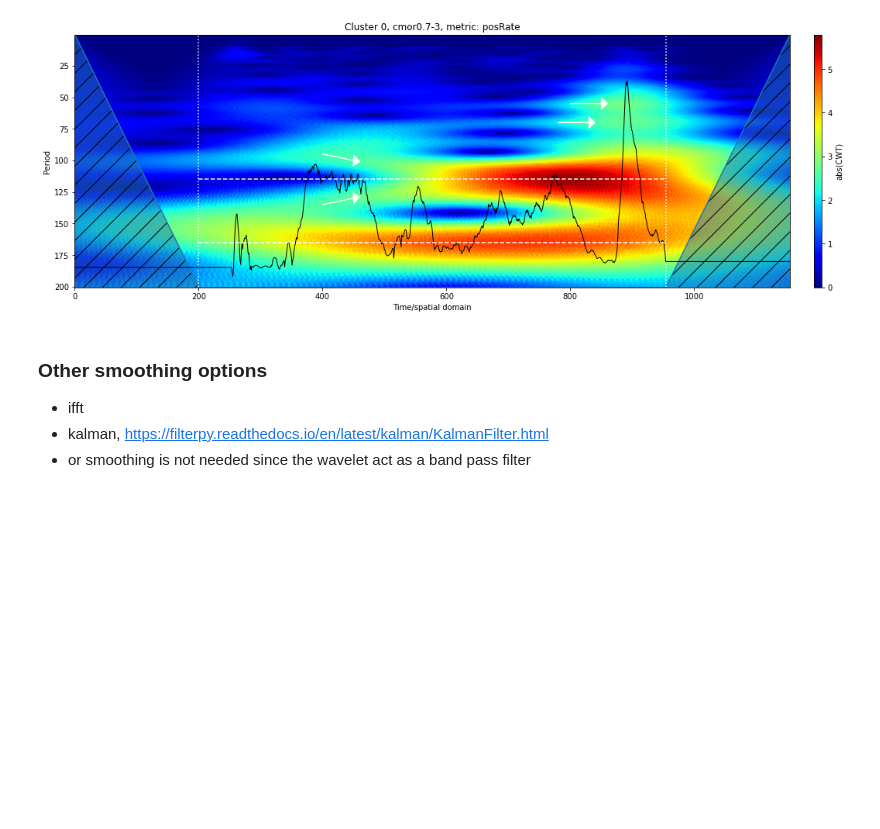
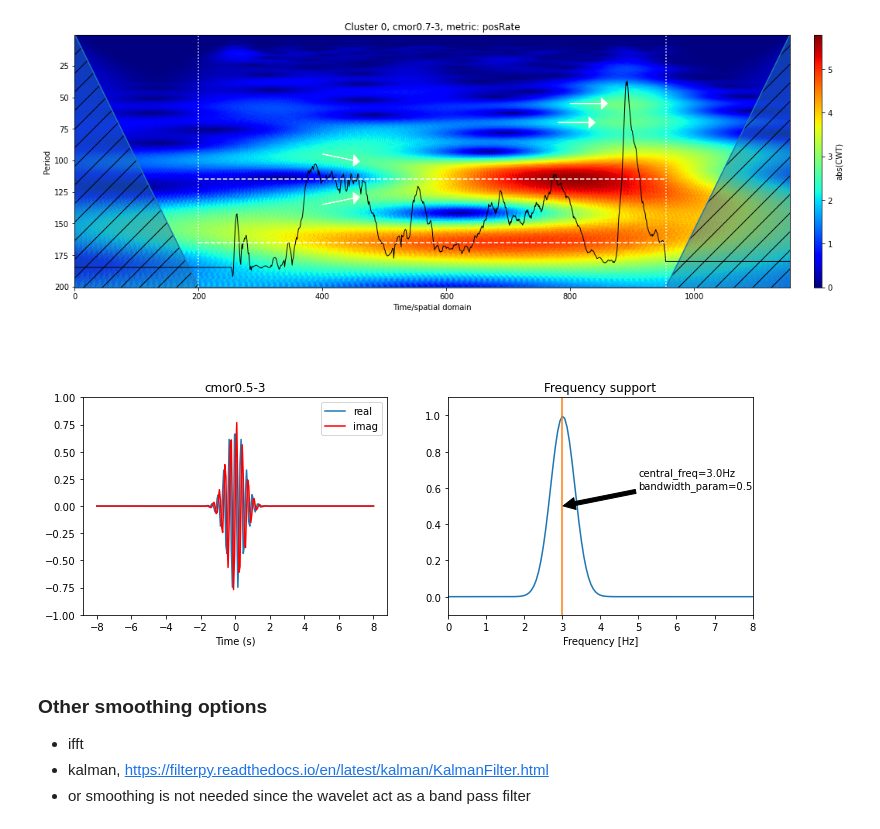
Before and after one commit to ArmandBester/waves, a Jupyter notebook: Wavelets_explore.ipynb, the cells around one changed output. Drawn from its saved outputs; the diff is of its cells as text; code cells hidden in the pictures; blank space fills up the shorter version.

```diff
--- a/Wavelets_explore.ipynb
+++ b/Wavelets_explore.ipynb
@@ -103,6 +103,12 @@ graphScales(data=data,metric='posRate', s=[1,600], wavelet='cmor0.7-3', coi=True
            spectrum='amp', yaxis='period')
 # %% [output]
 [figure]
+# %% [markdown]
+###
+# %%
+axes = scg.plot_wav('cmor0.5-3', figsize=(12,4))
+# %% [output]
+[figure, added]
 # %% [markdown]
 ### Other smoothing options
 
```
